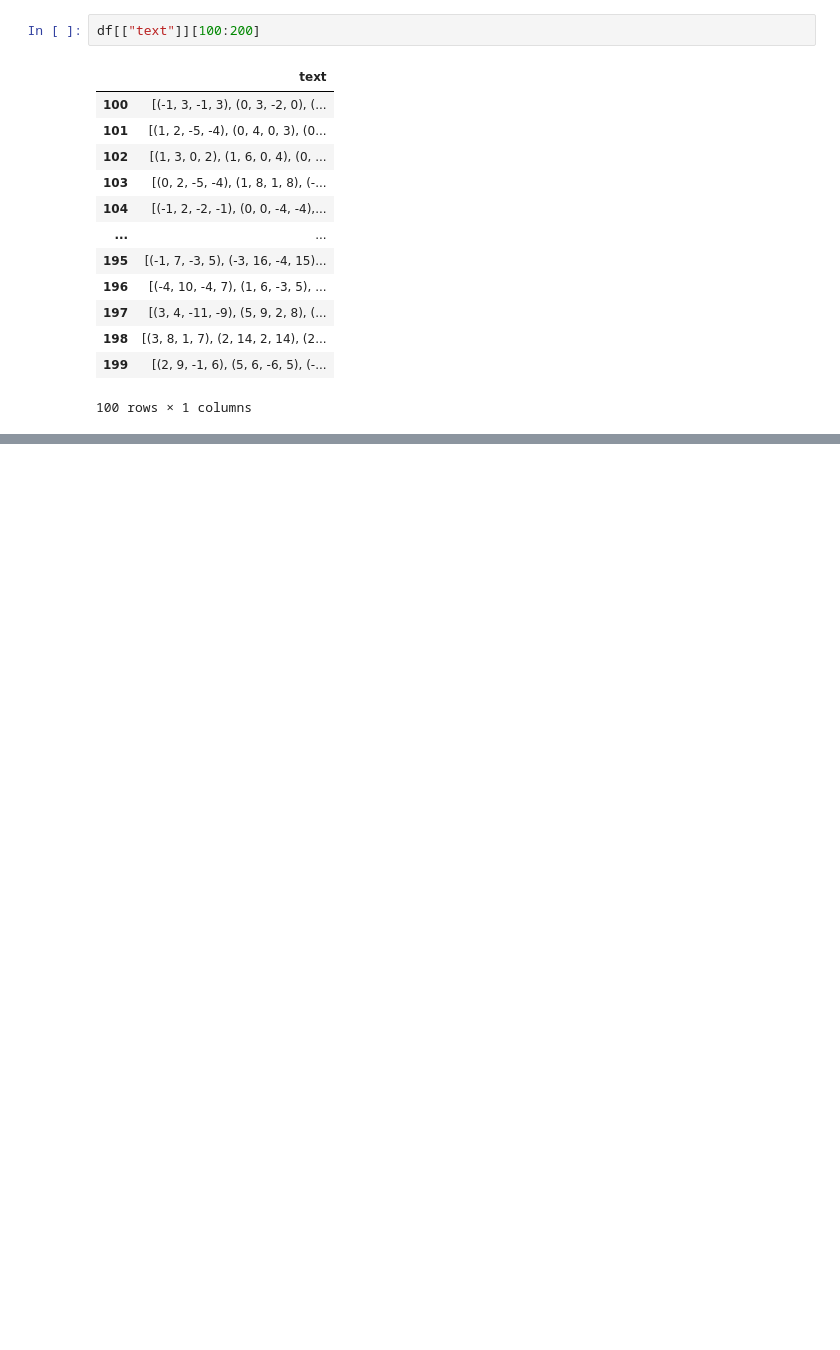
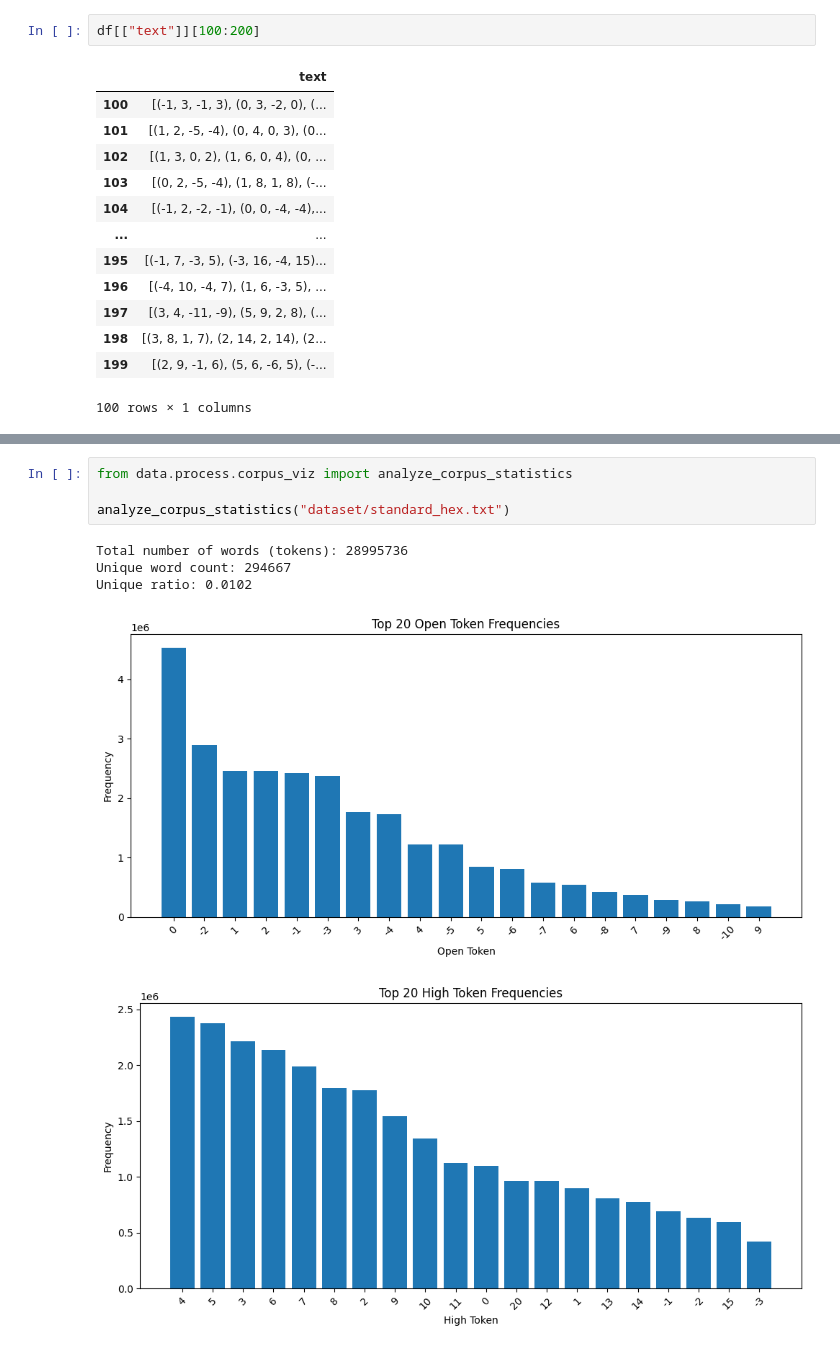
Before and after one commit to mythezone/fin_bert, a Jupyter notebook: data/process/pipeline_i.ipynb, the cells around one changed output, grey strips where cells are left out. Cells and saved outputs as stored; diff of their text form; blank space fills up the shorter version.

Commit message:
rebuild corpus

```diff
--- a/data/process/pipeline_i.ipynb
+++ b/data/process/pipeline_i.ipynb
@@ -48,0 +61,10 @@ df[["text"]][100:200]
+# %%
+from data.process.corpus_viz import analyze_corpus_statistics
+
+analyze_corpus_statistics("dataset/standard_hex.txt")
+# %% [output]
+Total number of words (tokens): 28995736
+Unique word count: 294667
+Unique ratio: 0.0102
+[figure, added]
+[figure, added]
```
Also changed, not shown: parts of 5 cells of this notebook, 2 other files.
